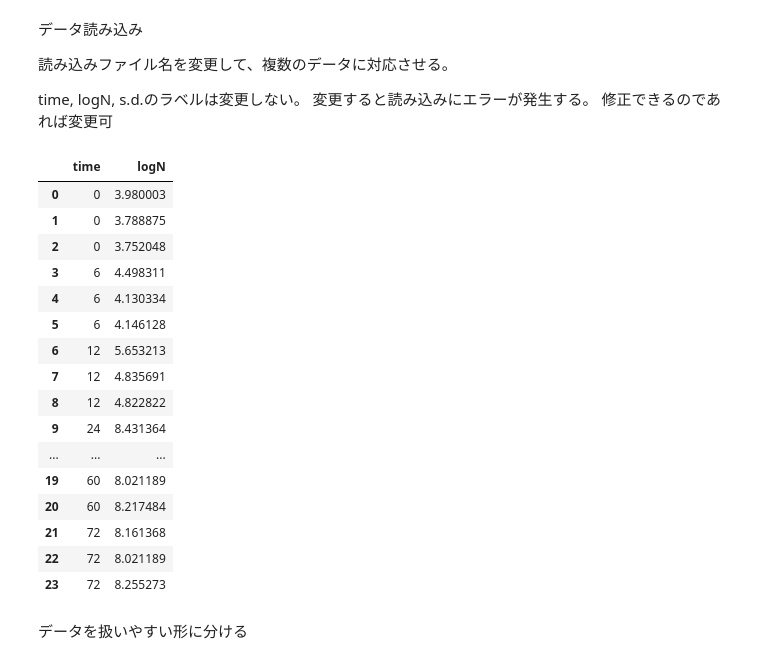
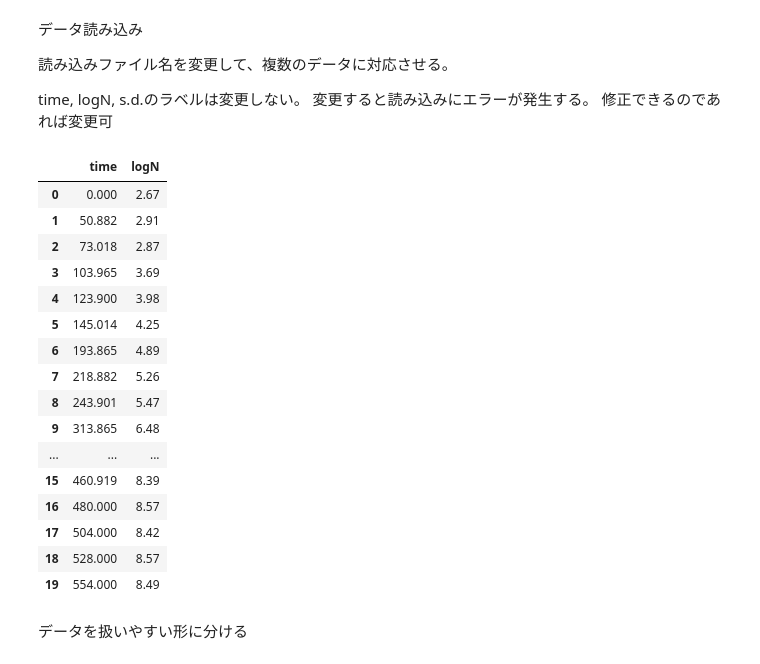
Before and after one commit to Hiroki-Abe/Baranyi_fitting, a Jupyter notebook: Baranyi fitting/Baranyi fitting (curve_fit) No S.D. data.ipynb, the cells around one changed output. Saved outputs shown, nothing was run; the diff lists cells and outputs as text; code cells hidden in the pictures.

```diff
--- a/Baranyi fitting/Baranyi fitting (curve_fit) No S.D. data.ipynb
+++ b/Baranyi fitting/Baranyi fitting (curve_fit) No S.D. data.ipynb
@@ -17,27 +17,27 @@ time, logN, s.d.のラベルは変更しない。
 変更すると読み込みにエラーが発生する。
 修正できるのであれば変更可
 # %%
-datafile_name = 'Baranyi_data_no_sd.csv'
+datafile_name = 'test1.csv'
 data = pd.read_csv(datafile_name)
 data
 # %% [output]
 |  | time | logN |
-| 0 | 0 | 3.980003 |
-| 1 | 0 | 3.788875 |
-| 2 | 0 | 3.752048 |
-| 3 | 6 | 4.498311 |
-| 4 | 6 | 4.130334 |
-| 5 | 6 | 4.146128 |
-| 6 | 12 | 5.653213 |
-| 7 | 12 | 4.835691 |
-| 8 | 12 | 4.822822 |
-| 9 | 24 | 8.431364 |
+| 0 | 0.000 | 2.67 |
+| 1 | 50.882 | 2.91 |
+| 2 | 73.018 | 2.87 |
+| 3 | 103.965 | 3.69 |
+| 4 | 123.900 | 3.98 |
+| 5 | 145.014 | 4.25 |
+| 6 | 193.865 | 4.89 |
+| 7 | 218.882 | 5.26 |
+| 8 | 243.901 | 5.47 |
+| 9 | 313.865 | 6.48 |
 | ... | ... | ... |
-| 19 | 60 | 8.021189 |
-| 20 | 60 | 8.217484 |
-| 21 | 72 | 8.161368 |
-| 22 | 72 | 8.021189 |
-| 23 | 72 | 8.255273 |
+| 15 | 460.919 | 8.39 |
+| 16 | 480.000 | 8.57 |
+| 17 | 504.000 | 8.42 |
+| 18 | 528.000 | 8.57 |
+| 19 | 554.000 | 8.49 |
 # %% [markdown]
 データを扱いやすい形に分ける
 # %%
```
Also changed, not shown: parts of 3 cells of this notebook.
